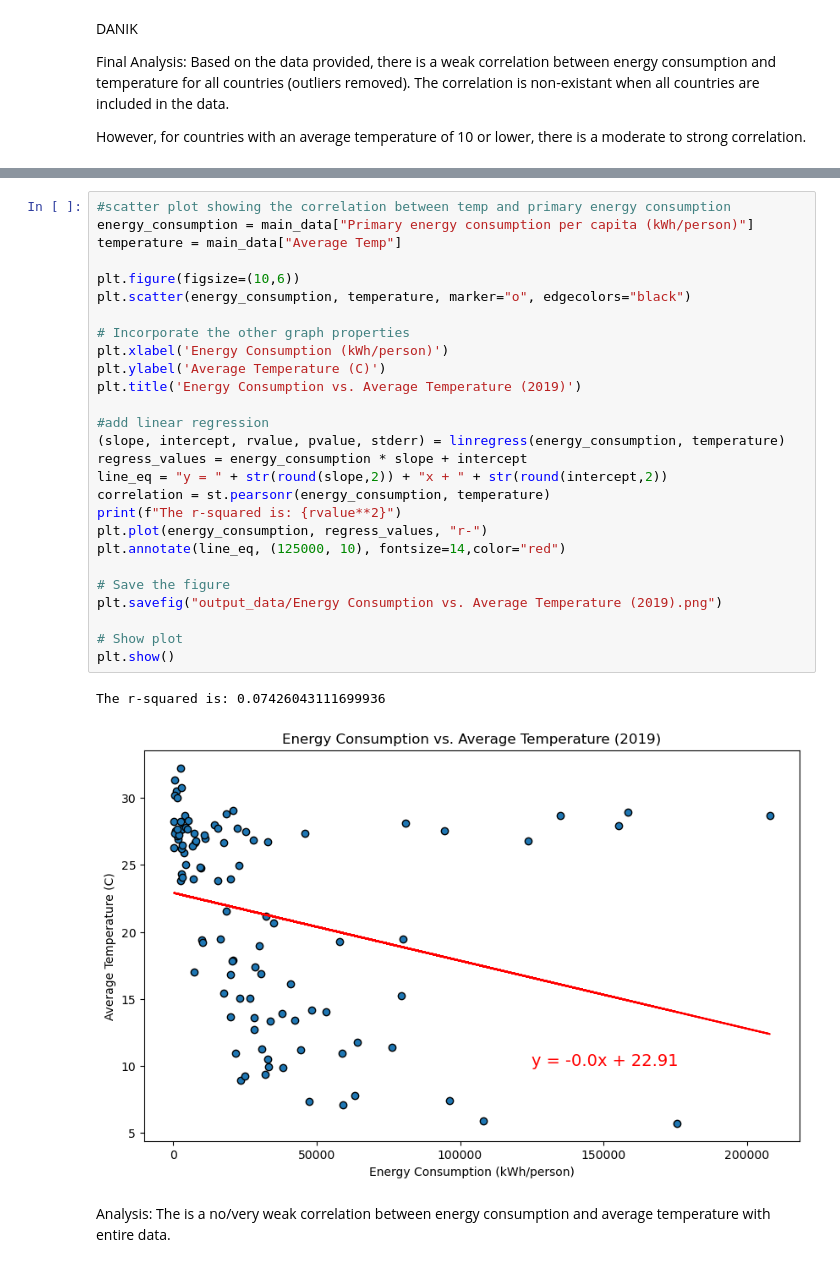
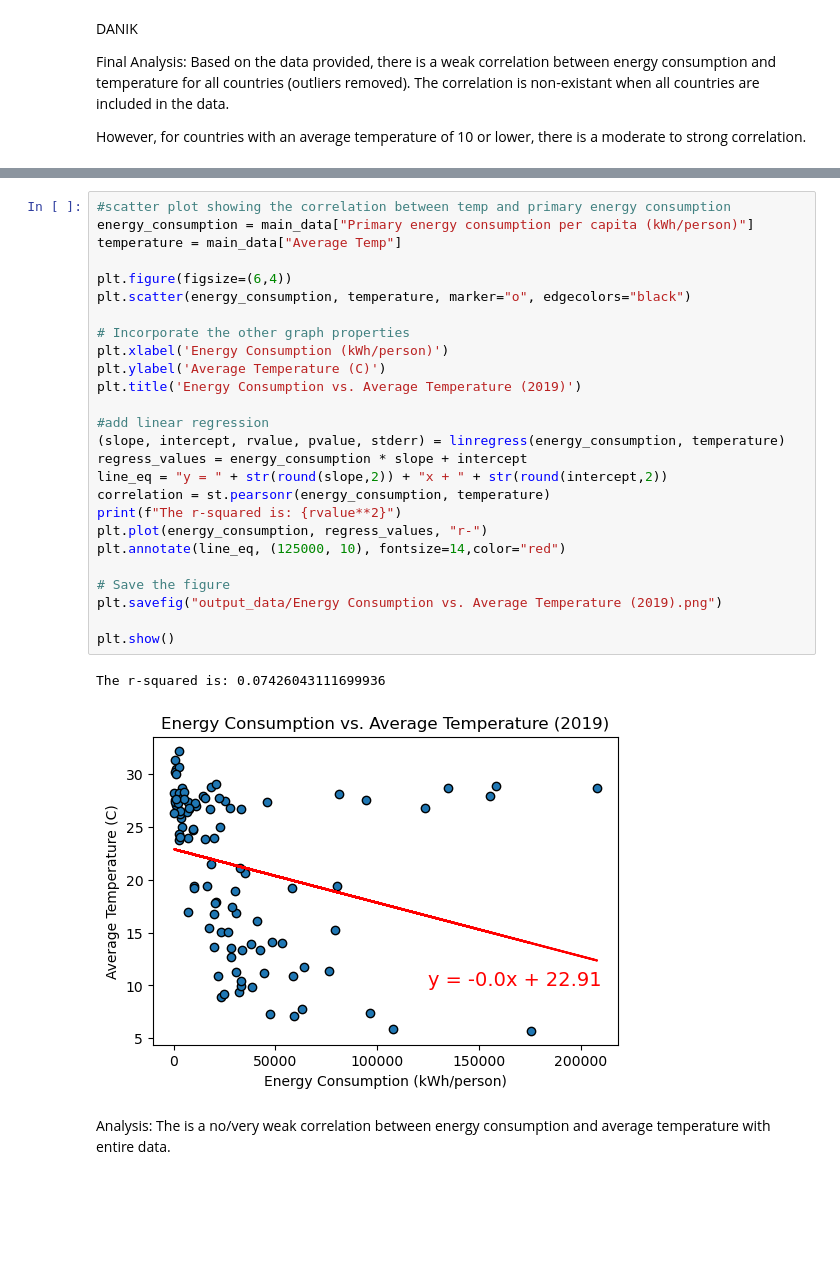
Before and after one commit to yosieph/Project1, a Jupyter notebook: project1update.ipynb, the cells around one changed output, grey strips where cells are left out. Saved outputs shown, nothing was run; the diff lists cells and outputs as text; blank space fills up the shorter version.

```diff
--- a/project1update.ipynb
+++ b/project1update.ipynb
@@ -50,33 +49,32 @@ map_plot_1
 # %%
 #scatter plot showing the correlation between temp and primary energy consumption
 energy_consumption = main_data["Primary energy consumption per capita (kWh/person)"]
 temperature = main_data["Average Temp"]
 
-plt.figure(figsize=(10,6))
+plt.figure(figsize=(6,4))
 plt.scatter(energy_consumption, temperature, marker="o", edgecolors="black")
 
 # Incorporate the other graph properties
 plt.xlabel('Energy Consumption (kWh/person)')
 plt.ylabel('Average Temperature (C)')
 plt.title('Energy Consumption vs. Average Temperature (2019)')
 
 #add linear regression
 (slope, intercept, rvalue, pvalue, stderr) = linregress(energy_consumption, temperature)
 regress_values = energy_consumption * slope + intercept
 line_eq = "y = " + str(round(slope,2)) + "x + " + str(round(intercept,2))
 correlation = st.pearsonr(energy_consumption, temperature)
 print(f"The r-squared is: {rvalue**2}")
 plt.plot(energy_consumption, regress_values, "r-")
 plt.annotate(line_eq, (125000, 10), fontsize=14,color="red")
 
 # Save the figure
 plt.savefig("output_data/Energy Consumption vs. Average Temperature (2019).png")
 
-# Show plot
 plt.show()
 # %% [output]
 The r-squared is: 0.07426043111699936
-[figure, old version]
+[figure, new version]
 # %% [markdown]
 Analysis: The is a no/very weak correlation between energy consumption and average temperature with entire data.
 # %%
```
Also changed, not shown: parts of 8 cells of this notebook, 7 other files.
